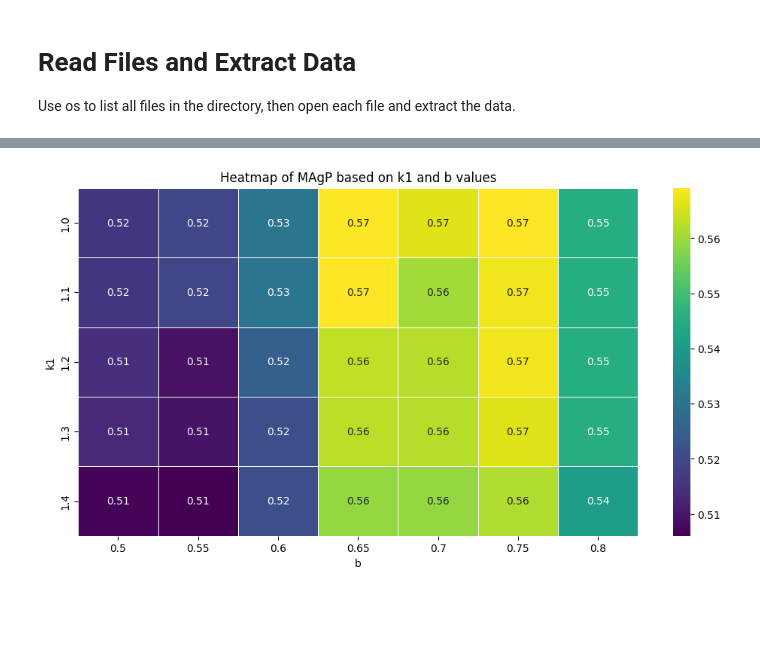
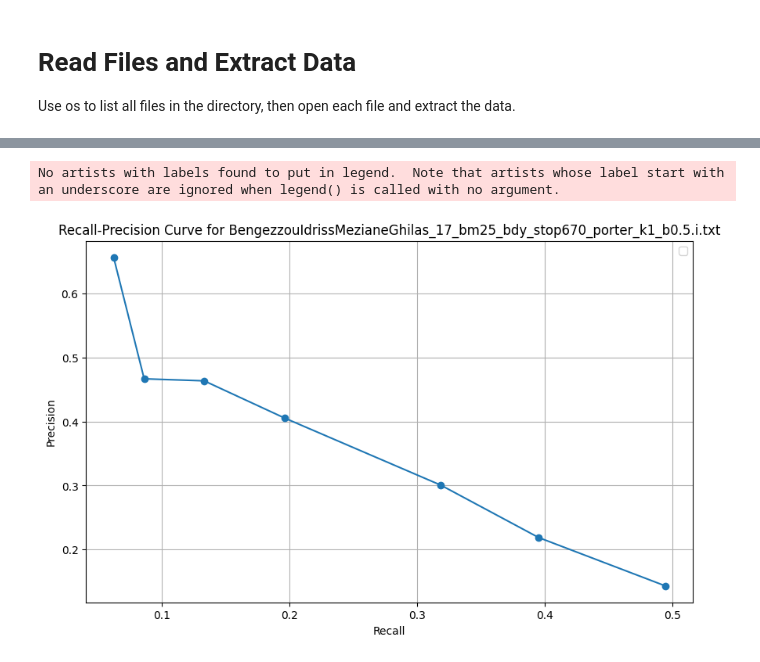
Before and after one commit to zestones/information-retrieval, a Jupyter notebook: notebooks/run_results_analysis.ipynb, the cells around one changed output, grey strips where cells are left out. Drawn from its saved outputs; the diff is of its cells as text; code cells hidden in the pictures; blank space fills up the shorter version.

```diff
--- a/notebooks/run_results_analysis.ipynb
+++ b/notebooks/run_results_analysis.ipynb
@@ -133,25 +149,45 @@ results
-# %%
-import pandas as pd
-import seaborn as sns
-import matplotlib.pyplot as plt
-
-# Convert the dictionary to a DataFrame
-df = pd.DataFrame.from_dict(results, orient="index").reset_index()
-df.columns = ["filename", "k1", "b", "magp", "p"]
-
-# Convert 'k1' and 'b' to numeric values for sorting
-df["k1"] = pd.to_numeric(df["k1"])
-df["b"] = pd.to_numeric(df["b"])
-
-# Pivot the DataFrame to prepare for heatmap
-pivot_df = df.pivot(index="k1", columns="b", values="p")
-
-# Plotting heatmap
-plt.figure(figsize=(12, 6))
-sns.heatmap(pivot_df, cmap="viridis", annot=True, fmt=".2f", linewidths=0.5)
-plt.title("Heatmap of MAgP based on k1 and b values")
-plt.xlabel("b")
-plt.ylabel("k1")
-plt.show()
-# %% [output]
-[figure, removed]
+# %%
+import matplotlib.pyplot as plt
+
+def plot_recall_precision_curve(filename, results):
+    # Find the data for the specified filename
+    file_data = next((data for data in results if filename in data), None)
+
+    if file_data is not None:
+        # Extract the inner dictionary containing metrics and values
+        inner_data = file_data[filename]
+
+        # Initialize lists to store precision and recall values for different k values
+        k_values = [1, 2, 3, 5, 10, 25, 50]
+        precision_values = []
+        recall_values = []
+
+        # Extract precision and recall values for each k value
+        for k in k_values:
+            precision_key = f"gP[{k}]"
+            recall_key = f"gR[{k}]"
+            precision_value = inner_data.get(precision_key, 0)  # Default to 0 if key not present
+            recall_value = inner_data.get(recall_key, 0)  # Default to 0 if key not present
+
+            # Append precision and recall values to the lists
+            precision_values.append(precision_value)
+            recall_values.append(recall_value)
+
+        # Plot recall-precision curve for the specified file
+        plt.figure(figsize=(10, 6))
+        plt.plot(recall_values, precision_values, marker="o")
+
+        # Set labels and title
+        plt.xlabel("Recall")
+        plt.ylabel("Precision")
+        plt.title(f"Recall-Precision Curve for {filename}")
+        plt.legend()
+        plt.grid(True)
+        plt.show()
+    else:
+        print(f"Data not found for file: {filename}")
+# %%
+plot_recall_precision_curve("BengezzouIdrissMezianeGhilas_17_bm25_bdy_stop670_porter_k1_b0.5.i.txt", results)
+# %% [output]
+No artists with labels found to put in legend.  Note that artists whose label start with an underscore are ignored when legend() is called with no argument.
+[figure, added]
```
Also changed, not shown: parts of 8 cells of this notebook, 57 other files.
